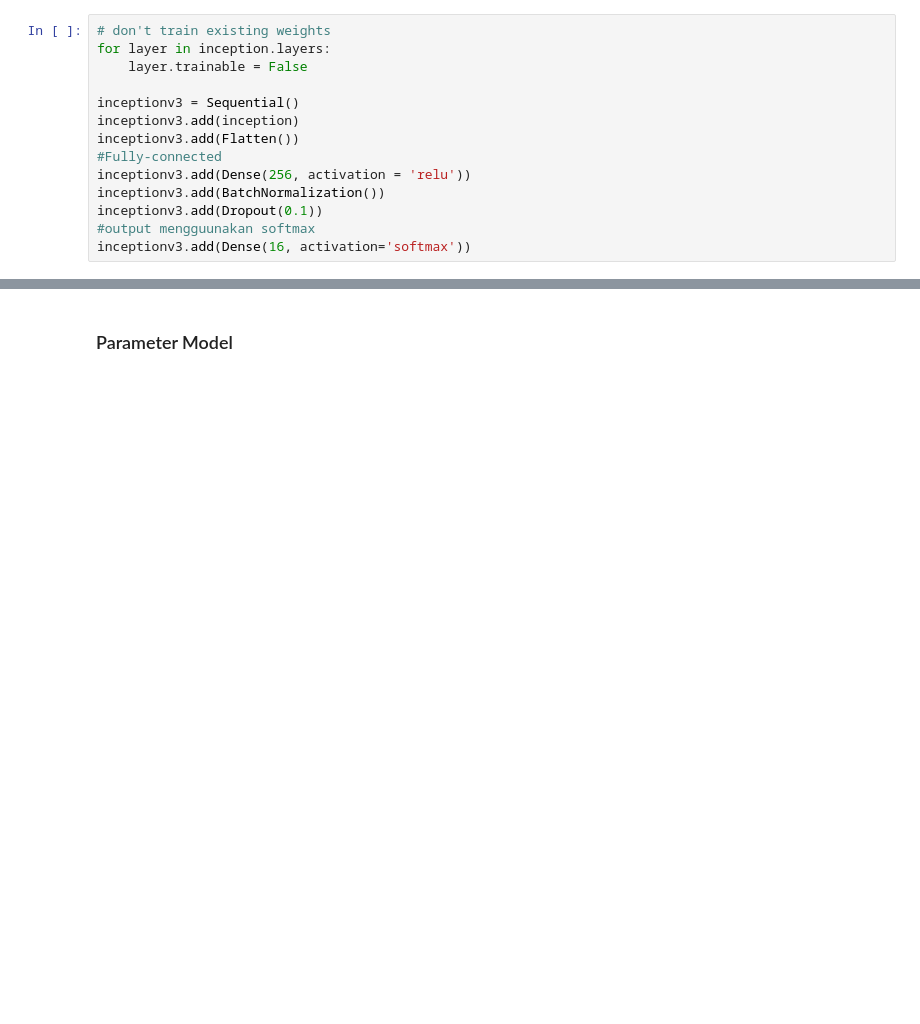
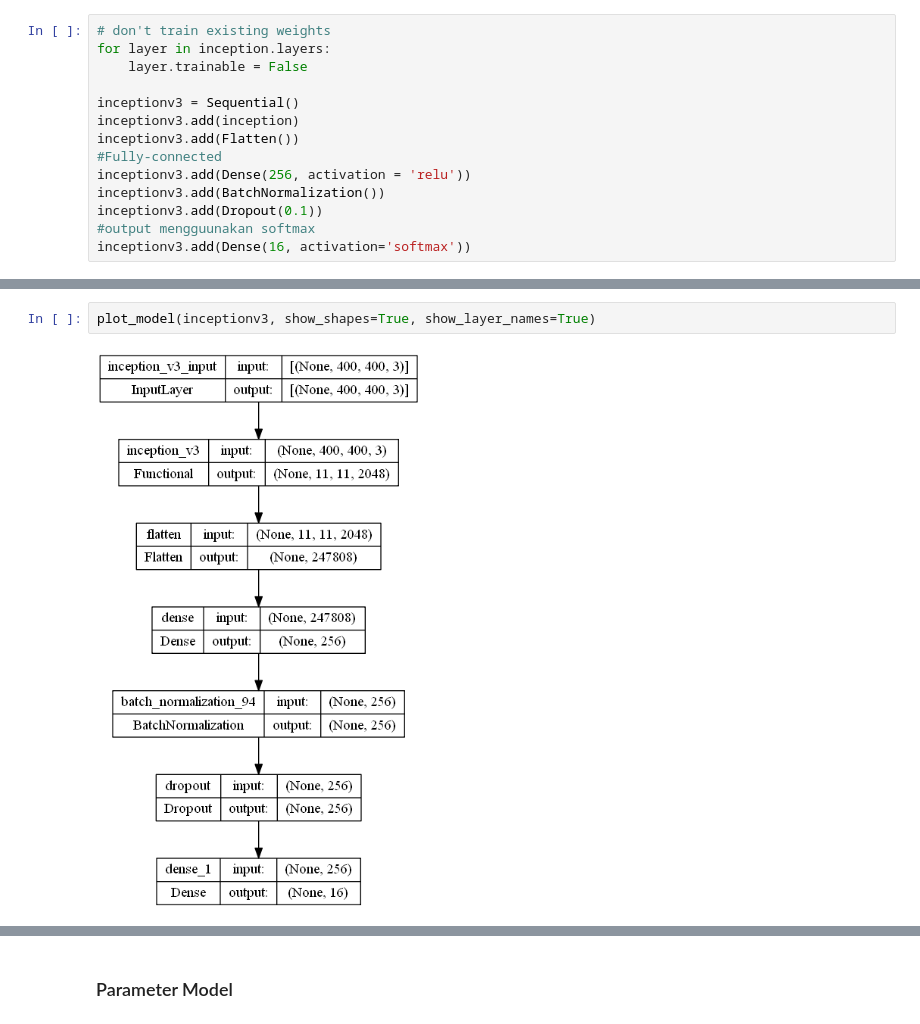
Before and after one commit to FluffHound/Fashion-Classification-DatMin, a Jupyter notebook: Model DL.ipynb, the cells around one changed output, grey strips where cells are left out. Cells and saved outputs as stored; diff of their text form; blank space fills up the shorter version.

```diff
--- a/Model DL.ipynb
+++ b/Model DL.ipynb
@@ -238,0 +249,4 @@ inceptionv3.add(Dense(16, activation='softmax'))
+# %%
+plot_model(inceptionv3, show_shapes=True, show_layer_names=True)
+# %% [output]
+[figure, added]
```
Also changed, not shown: parts of 10 cells of this notebook, 39 other files.
